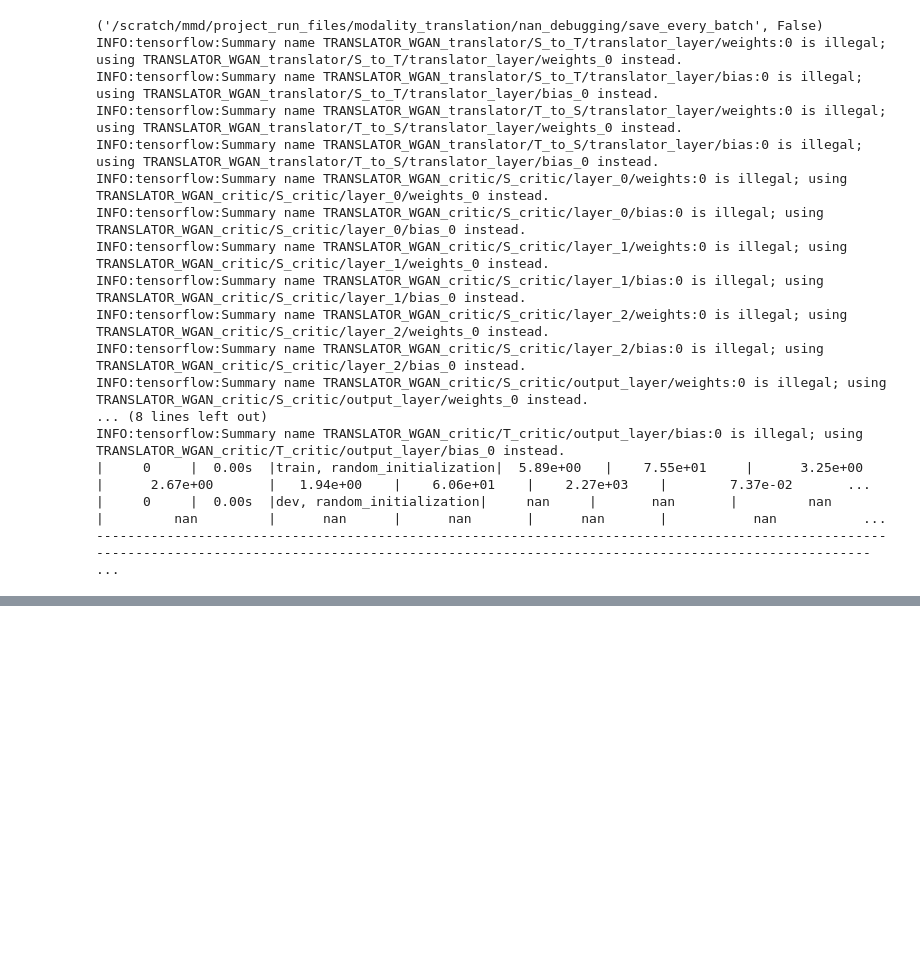
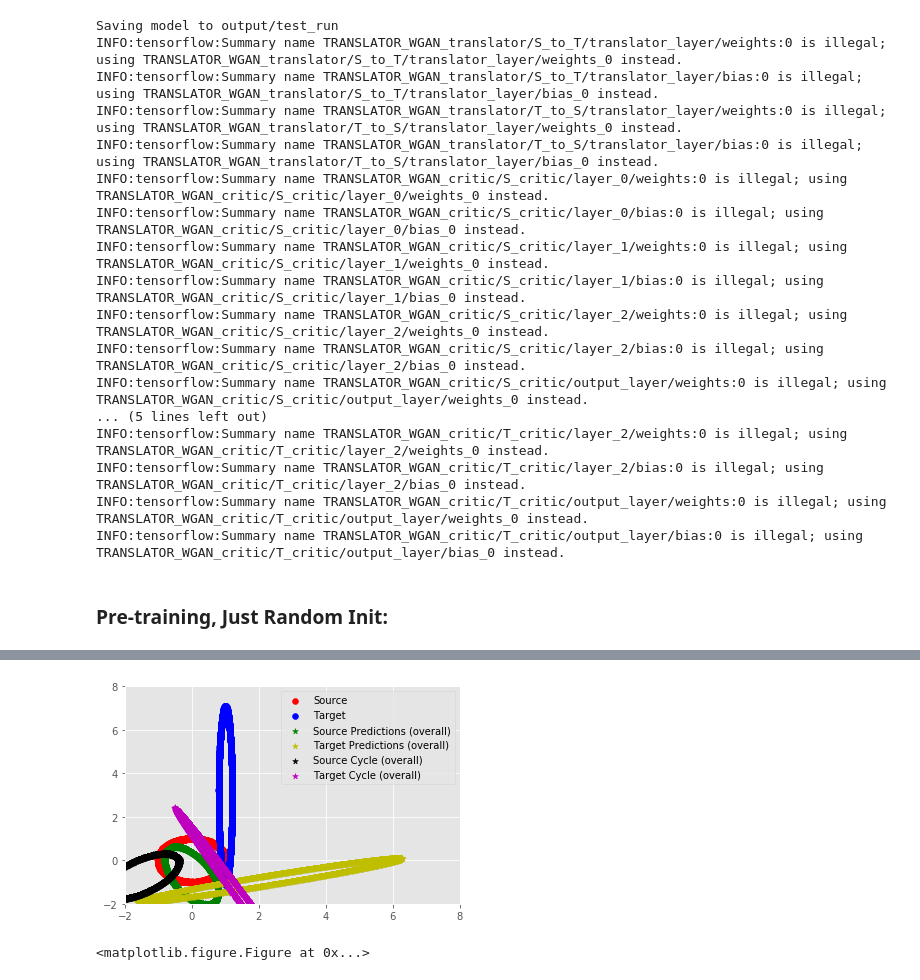
Before and after one commit to mmcdermott/CWR-GAN, a Jupyter notebook: Model Usage.ipynb, the cells around one changed output, grey strips where cells are left out. Saved outputs shown, nothing was run; the diff lists cells and outputs as text; code cells hidden in the pictures; blank space fills up the shorter version.

Commit message:
Moved files, added environment.yml, and updated model usage notebook.

```diff
--- a/Model Usage.ipynb
+++ b/Model Usage.ipynb
@@ -27,5 +29,5 @@ BASE_DIR = '/scratch/mmd/project_run_files/modality_translation/nan_debugging/'
 # %%
-def columns(d): return d.iloc[:, 0], d.iloc[:, 1] if type(d) is pd.DataFrame else d[:, 0], d[:, 1]
+def columns(d): return (d.iloc[:, 0], d.iloc[:, 1]) if type(d) is pd.DataFrame else (d[:, 0], d[:, 1])
 # %%
 def build_model(
     source_data,
@@ -85,7 +87,7 @@ def plot_data(source_data, target_data, only_paired=False):
 # %%
 def make_feed(m, d=None, X=None, Y=None, paired=True):
     assert (d is not None) or (X is not None and Y is not None), "Must provide valid data!"
-    if d is None: d = map(lambda a: np.array([a[0], a[1]]).reshape([2, -1]).T, zip(X, Y))
+    if d is None: d = [np.array([x, y]).reshape([2, -1]).T for x, y in zip(X, Y)]
     #print "Source shape: ", d[0].shape, "Target Shape: ", d[1].shape
     return {
         m.source_paired: d[0] if paired else np.empty((0, 2)),
@@ -95,7 +97,7 @@ def make_feed(m, d=None, X=None, Y=None, paired=True):
         m.side_info_paired:np.empty((len(d[0]), 0)) if paired else np.empty((0, 0)),
         m.side_info_source_unpaired: np.empty((0, 0)) if paired else np.empty((len(d[0]), 0)),
         m.side_info_target_unpaired: np.empty((0, 0)) if paired else np.empty((len(d[1]), 0)),
-        #m.dropout_keep_prob: 1.0,
+        m.critic_dropout_keep_prob: 1.0,
         m.training: False,
     }
 # %%
@@ -347,8 +349,8 @@ OPTIONS = {
     'num_critic_hidden_layers': 3,
     'num_translator_hidden_layers': 0,
     'network_activation': tfc.leaky_relu,
-    'max_global_epochs': [3500],
-    'print_anything': True,
+    'max_global_epochs': [3],
+    'print_anything': False,
     'train_dropout_keep_prob': 1.0,
     'use_batch_norm': False,
     'adversarial_loss_multipliers': [2],
@@ -366,7 +368,9 @@ OPTIONS = {
     'min_global_epochs':0,
     'L2_regularization_penalties': [0],
     'critic_hidden_dim': 500,
-    'config': tf.ConfigProto(),
+    'config': tf.ConfigProto(
+        device_count = {'GPU': 0}
+    ),
 }
 # %%
 two_paired = build_model(
@@ -374,11 +378,12 @@ two_paired = build_model(
     target_data_limited,
     model_name = 'test_run',
     opts=OPTIONS,
-    joint=True
+    joint=True,
+    reset=True,
+    clear_dir=True
 )
-two_paired.train()
 # %% [output]
-('/scratch/mmd/project_run_files/modality_translation/nan_debugging/save_every_batch', False)
+Saving model to output/test_run
 INFO:tensorflow:Summary name TRANSLATOR_WGAN_translator/S_to_T/translator_layer/weights:0 is illegal; using TRANSLATOR_WGAN_translator/S_to_T/translator_layer/weights_0 instead.
 INFO:tensorflow:Summary name TRANSLATOR_WGAN_translator/S_to_T/translator_layer/bias:0 is illegal; using TRANSLATOR_WGAN_translator/S_to_T/translator_layer/bias_0 instead.
 INFO:tensorflow:Summary name TRANSLATOR_WGAN_translator/T_to_S/translator_layer/weights:0 is illegal; using TRANSLATOR_WGAN_translator/T_to_S/translator_layer/weights_0 instead.
@@ -390,8 +395,13 @@ INFO:tensorflow:Summary name TRANSLATOR_WGAN_critic/S_critic/layer_1/bias:0 is i
 INFO:tensorflow:Summary name TRANSLATOR_WGAN_critic/S_critic/layer_2/weights:0 is illegal; using TRANSLATOR_WGAN_critic/S_critic/layer_2/weights_0 instead.
 INFO:tensorflow:Summary name TRANSLATOR_WGAN_critic/S_critic/layer_2/bias:0 is illegal; using TRANSLATOR_WGAN_critic/S_critic/layer_2/bias_0 instead.
 INFO:tensorflow:Summary name TRANSLATOR_WGAN_critic/S_critic/output_layer/weights:0 is illegal; using TRANSLATOR_WGAN_critic/S_critic/output_layer/weights_0 instead.
-... (8 lines left out)
+... (5 lines left out)
+INFO:tensorflow:Summary name TRANSLATOR_WGAN_critic/T_critic/layer_2/weights:0 is illegal; using TRANSLATOR_WGAN_critic/T_critic/layer_2/weights_0 instead.
+INFO:tensorflow:Summary name TRANSLATOR_WGAN_critic/T_critic/layer_2/bias:0 is illegal; using TRANSLATOR_WGAN_critic/T_critic/layer_2/bias_0 instead.
+INFO:tensorflow:Summary name TRANSLATOR_WGAN_critic/T_critic/output_layer/weights:0 is illegal; using TRANSLATOR_WGAN_critic/T_critic/output_layer/weights_0 instead.
 INFO:tensorflow:Summary name TRANSLATOR_WGAN_critic/T_critic/output_layer/bias:0 is illegal; using TRANSLATOR_WGAN_critic/T_critic/output_layer/bias_0 instead.
-|     0     |  0.00s  |train, random_initialization|  5.89e+00   |    7.55e+01     |      3.25e+00       |      2.67e+00       |   1.94e+00    |    6.06e+01    |    2.27e+03    |        7.37e-02       ...
-|     0     |  0.00s  |dev, random_initialization|     nan     |       nan       |         nan         |         nan         |      nan      |      nan       |      nan       |           nan           ...
--------------------------------------------------------------------------------------------------------------------------------------------------------------------------------------------------------- ...
+# %% [markdown]
+### Pre-training, Just Random Init:
+# %%
+eval_model(source_data_limited, target_data_limited, two_paired)
+# %% [output]
@@ -397,0 +409,2 @@ INFO:tensorflow:Summary name TRANSLATOR_WGAN_critic/T_critic/output_layer/bias:0
+[figure, added]
+<matplotlib.figure.Figure at 0x...>
```
Also changed, not shown: parts of 16 cells of this notebook, 5 other files.
